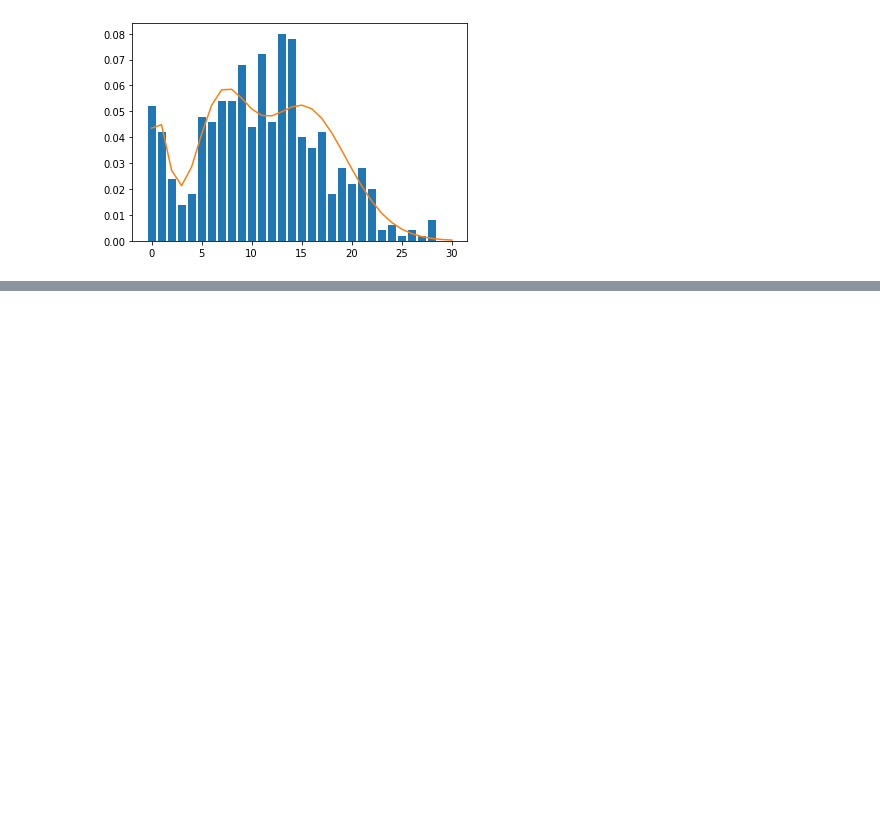
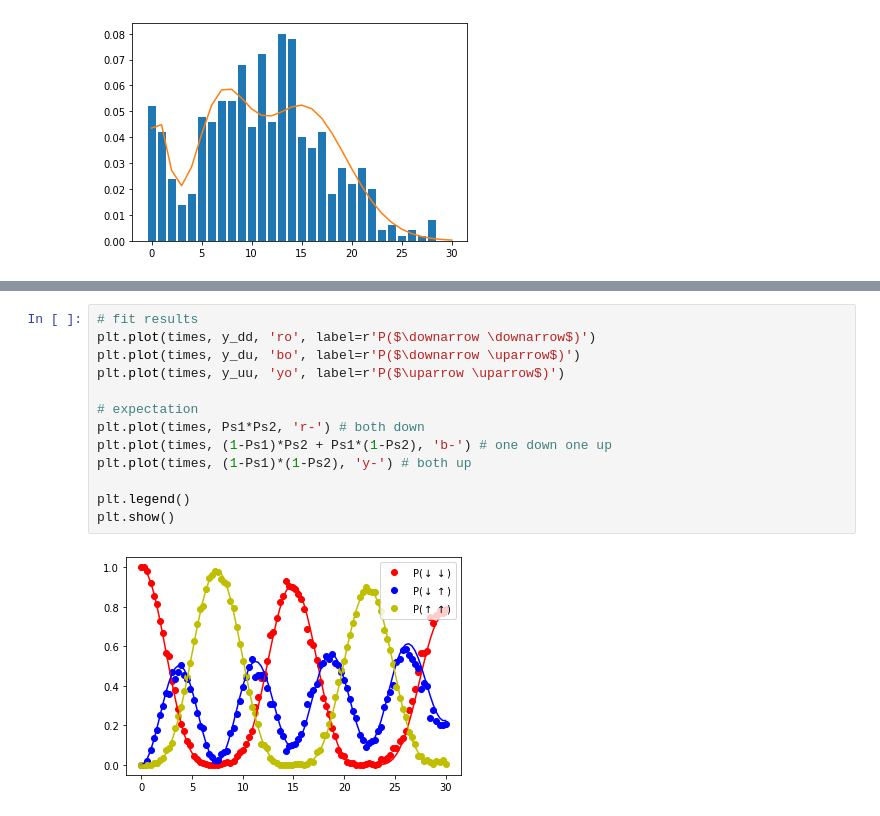
Before and after one commit to R-Thomm/Robin-Master, a Jupyter notebook: two_ion_stuff.ipynb, the cells around one changed output, grey strips where cells are left out. Cells and saved outputs as stored; diff of their text form; blank space fills up the shorter version.

```diff
--- a/two_ion_stuff.ipynb
+++ b/two_ion_stuff.ipynb
@@ -285,0 +310,15 @@ prefit['x'][:3]
+# %%
+# fit results
+plt.plot(times, y_dd, 'ro', label=r'P($\downarrow \downarrow$)')
+plt.plot(times, y_du, 'bo', label=r'P($\downarrow \uparrow$)')
+plt.plot(times, y_uu, 'yo', label=r'P($\uparrow \uparrow$)')
+
+# expectation
+plt.plot(times, Ps1*Ps2, 'r-') # both down
+plt.plot(times, (1-Ps1)*Ps2 + Ps1*(1-Ps2), 'b-') # one down one up
+plt.plot(times, (1-Ps1)*(1-Ps2), 'y-') # both up
+
+plt.legend()
+plt.show()
+# %% [output]
+[figure, added]
```
Also changed, not shown: parts of 5 cells of this notebook.
